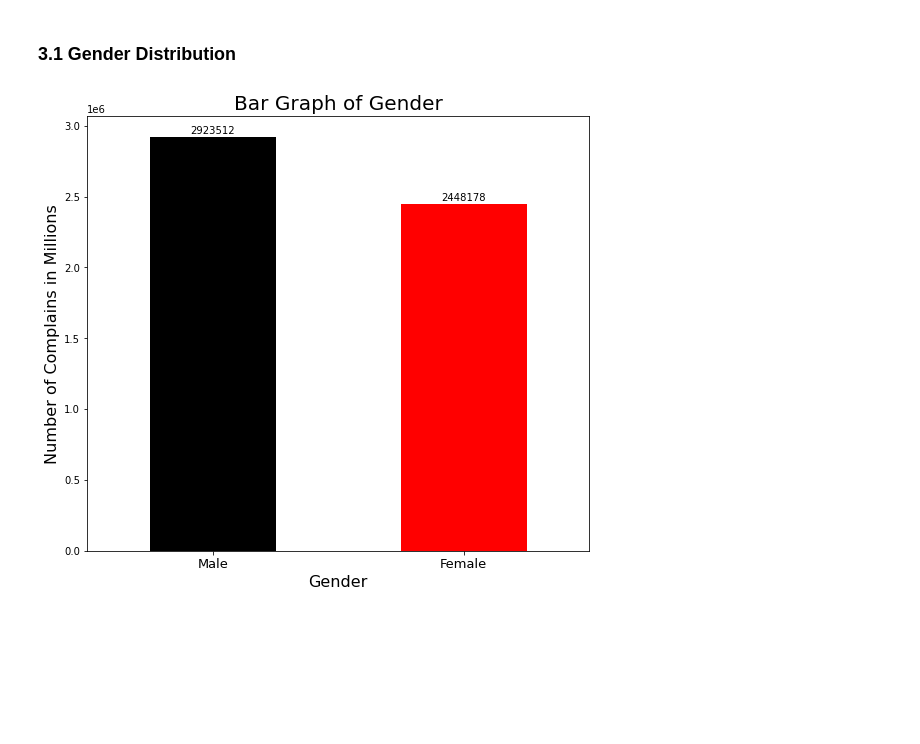
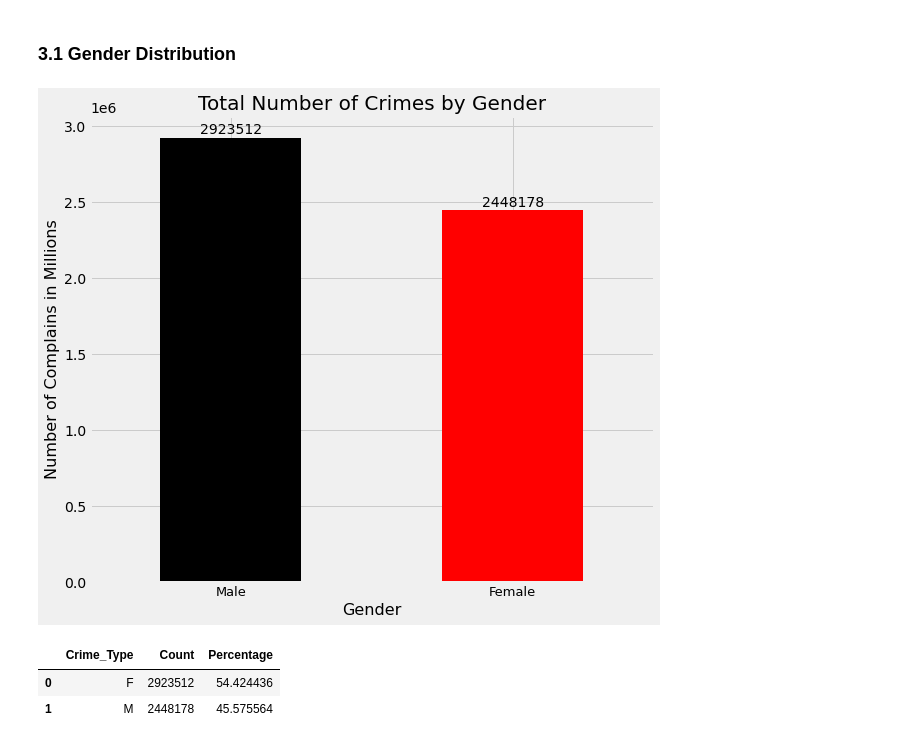
Before and after one commit to moutasam/NYC-Complaints-Python-Project, a Jupyter notebook: NYC Crimes Analysis.ipynb, the cells around one changed output. Saved outputs shown, nothing was run; the diff lists cells and outputs as text; code cells hidden in the pictures; blank space fills up the shorter version.

Commit message:
version 2.2
added 90% of visualization section + edited cleaning and tuning part and header

```diff
--- a/NYC Crimes Analysis.ipynb
+++ b/NYC Crimes Analysis.ipynb
@@ -445,21 +447,43 @@ def millions_formatter(x, pos):
 # %%
+matplotlib.style.use('fivethirtyeight')
+
 gender = new_df['Sex'].value_counts()
+
+
+genderD = pd.DataFrame({'Crime_Type':gender.index, 'Count':gender.values})
+genderD['Percentage']= (genderD['Count']/ genderD['Count'].sum())* 100
+
+
 plt.figure(figsize=(9, 8))
 ax = gender.plot(kind='bar', rot=0, color=['black', 'red'])
-ax.set_title("Bar Graph of Gender", y = 1, fontsize=20)
+ax.set_title("Total Number of Crimes by Gender", y = 1, fontsize=20)
 ax.set_xlabel('Gender', fontsize=16)
 ax.set_ylabel('Number of Complains in Millions', fontsize=16)
 ax.set_xticklabels(('Male', 'Female'), fontsize=13)
 
 
 for rect in ax.patches:
     y_value = rect.get_height()
     x_value = rect.get_x() + rect.get_width() / 2
 
     space = 1
     label = format(y_value)
     ax.annotate(label, (x_value, y_value), xytext=(0, space), textcoords="offset points", ha='center', va='bottom')
+
+
+
 plt.show()
+
+
+
+
+
+
+
+display(genderD.sort_values(by='Percentage', ascending=False))
 # %% [output]
-[figure, old version]
+[figure, new version]
+|  | Crime_Type | Count | Percentage |
+| 0 | F | 2923512 | 54.424436 |
+| 1 | M | 2448178 | 45.575564 |
 # %%
```
Also changed, not shown: parts of 19 cells of this notebook.
